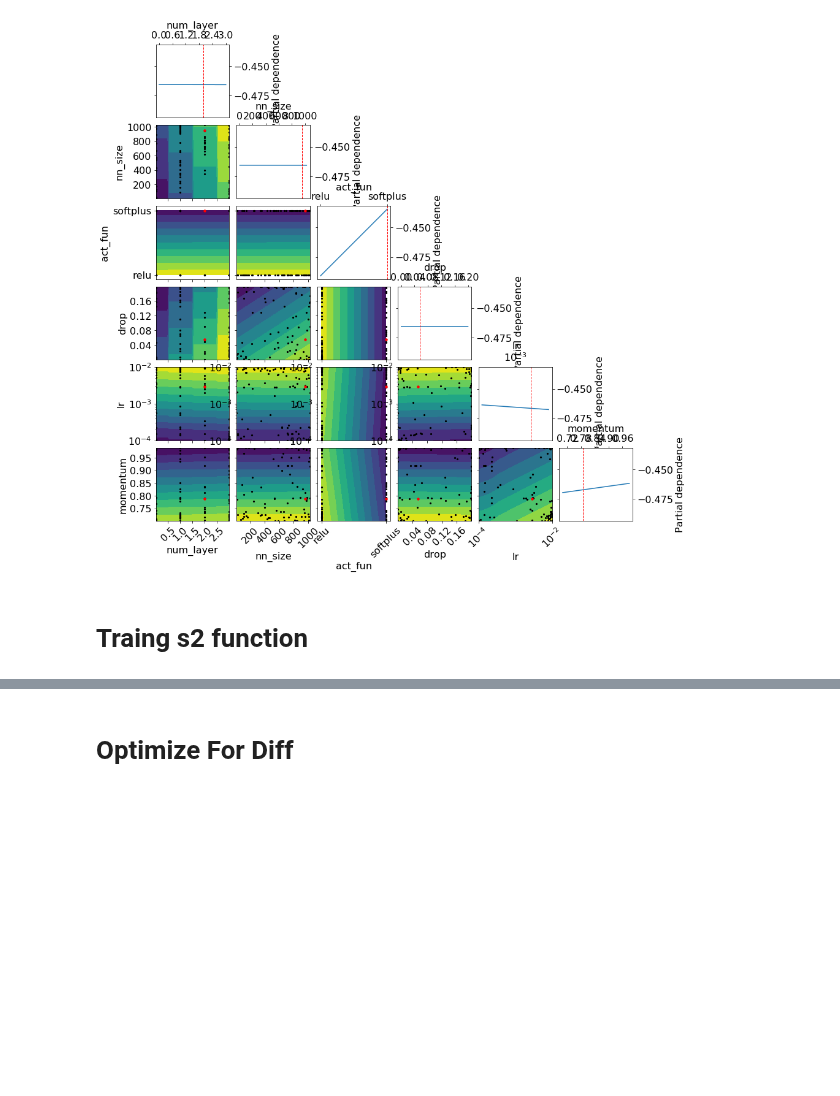
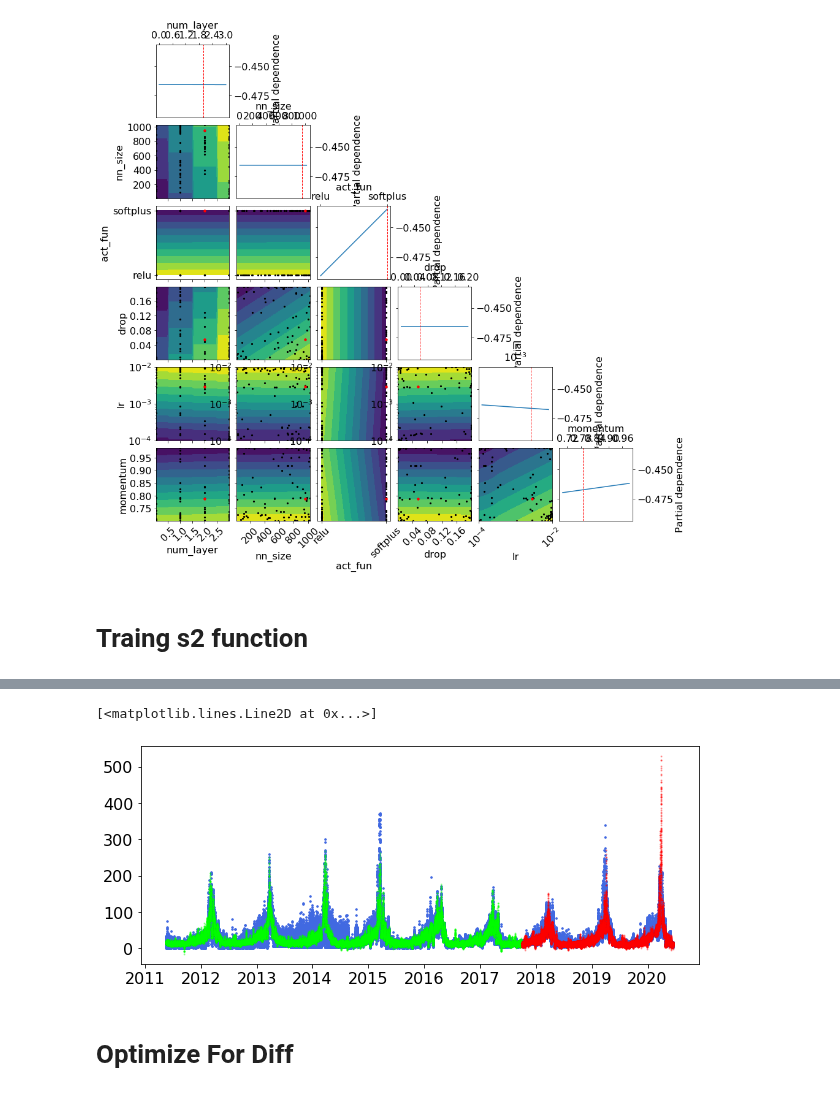
Before and after one commit to worasom/aqi_thailand2, a Jupyter notebook: notebooks/5.3-wk-NN.ipynb, the cells around one changed output, grey strips where cells are left out. Saved outputs shown, nothing was run; the diff lists cells and outputs as text; code cells hidden in the pictures; blank space fills up the shorter version.

```diff
--- a/notebooks/5.3-wk-NN.ipynb
+++ b/notebooks/5.3-wk-NN.ipynb
@@ -194,3 +335,17 @@ x_cols Index(['Temperature(C)', 'Humidity(%)', 'Wind Speed(kmph)', 'wind_CALM',
+# %%
+# plot data
+plt.figure(figsize=(10, 4))
+plt.plot(data.split_list[0], y_scaler.inverse_transform(ytrn), marker='.', label='data(blue)',linewidth=0,alpha=1, markersize=3,color='royalblue')
+plt.plot(data.split_list[1], yval, marker='.',linewidth=0,alpha=1, markersize=3,color='royalblue')
+
+ypred = y_scaler.inverse_transform(model.predict(xtrn).reshape(-1,1))
+
+plt.plot(data.split_list[0], ypred, marker='.', label='train(green)',linewidth=0,alpha=0.3, markersize=2,color='lime')
+ypred = y_scaler.inverse_transform(model.predict(xval).reshape(-1,1))
+plt.plot(data.split_list[1], ypred, marker='.', label='test(red)',linewidth=0,alpha=0.3, markersize=2, color='red')
+# %% [output]
+[<matplotlib.lines.Line2D at 0x...>]
+[figure, added]
 # %% [markdown]
 # Optimize For Diff
 # %%
```
Also changed, not shown: parts of 12 cells of this notebook, 2 other files.
